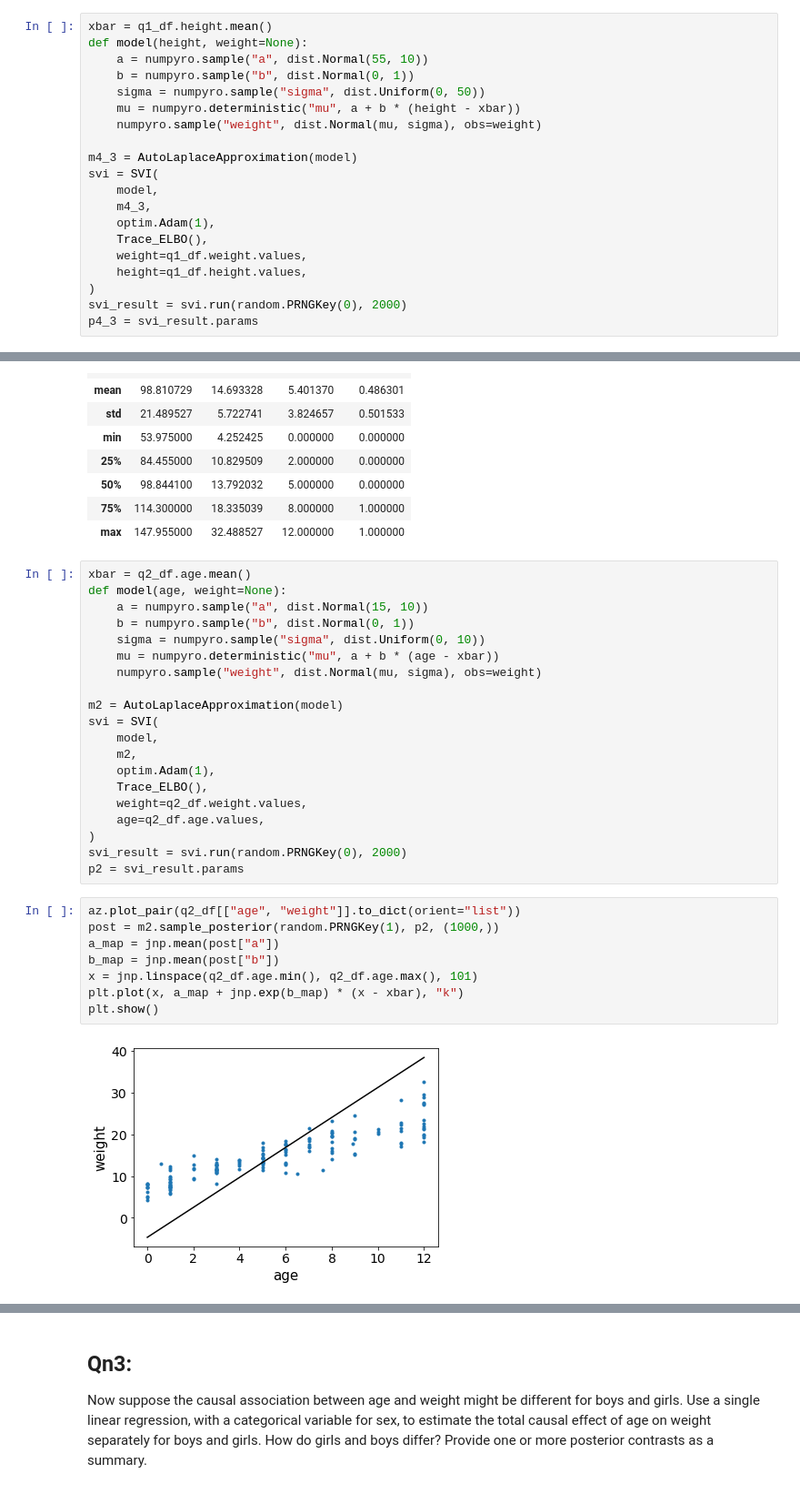
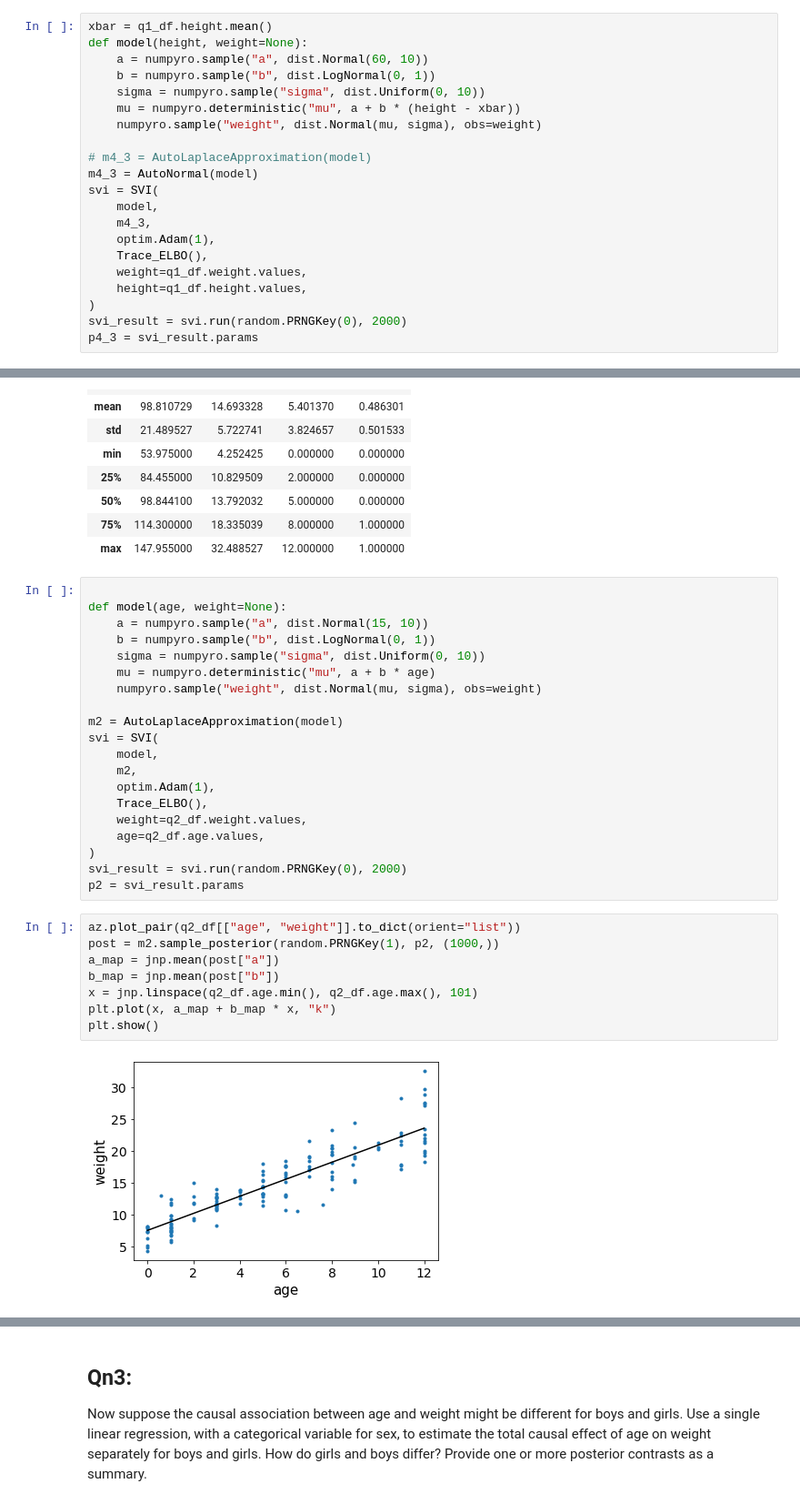
Before and after one commit to huayicodes/stat_rethinking_2022, a Jupyter notebook: homework/week02_answer.ipynb, the cells around one changed output, grey strips where cells are left out. Shown at 91% size. Cells and saved outputs as stored; diff of their text form.

```diff
--- a/homework/week02_answer.ipynb
+++ b/homework/week02_answer.ipynb
@@ -59,13 +56,14 @@ q1_df.describe()
 # %%
 xbar = q1_df.height.mean()
 def model(height, weight=None):
-    a = numpyro.sample("a", dist.Normal(55, 10))
-    b = numpyro.sample("b", dist.Normal(0, 1))
-    sigma = numpyro.sample("sigma", dist.Uniform(0, 50))
+    a = numpyro.sample("a", dist.Normal(60, 10))
+    b = numpyro.sample("b", dist.LogNormal(0, 1))
+    sigma = numpyro.sample("sigma", dist.Uniform(0, 10))
     mu = numpyro.deterministic("mu", a + b * (height - xbar))
     numpyro.sample("weight", dist.Normal(mu, sigma), obs=weight)
 
-m4_3 = AutoLaplaceApproximation(model)
+# m4_3 = AutoLaplaceApproximation(model)
+m4_3 = AutoNormal(model)
 svi = SVI(
     model,
     m4_3,
@@ -148,12 +142,12 @@ q2_df.describe()
 | 75% | 114.300000 | 18.335039 | 8.000000 | 1.000000 |
 | max | 147.955000 | 32.488527 | 12.000000 | 1.000000 |
 # %%
-xbar = q2_df.age.mean()
+
 def model(age, weight=None):
     a = numpyro.sample("a", dist.Normal(15, 10))
-    b = numpyro.sample("b", dist.Normal(0, 1))
+    b = numpyro.sample("b", dist.LogNormal(0, 1))
     sigma = numpyro.sample("sigma", dist.Uniform(0, 10))
-    mu = numpyro.deterministic("mu", a + b * (age - xbar))
+    mu = numpyro.deterministic("mu", a + b * age)
     numpyro.sample("weight", dist.Normal(mu, sigma), obs=weight)
 
 m2 = AutoLaplaceApproximation(model)
@@ -170,13 +164,13 @@ p2 = svi_result.params
 # %%
 az.plot_pair(q2_df[["age", "weight"]].to_dict(orient="list"))
 post = m2.sample_posterior(random.PRNGKey(1), p2, (1000,))
 a_map = jnp.mean(post["a"])
 b_map = jnp.mean(post["b"])
 x = jnp.linspace(q2_df.age.min(), q2_df.age.max(), 101)
-plt.plot(x, a_map + jnp.exp(b_map) * (x - xbar), "k")
+plt.plot(x, a_map + b_map * x, "k")
 plt.show()
 # %% [output]
-[figure, old version]
+[figure, new version]
 # %%
 post.pop('mu')
 print_summary(post, .89, False)
```
Also changed, not shown: parts of 13 cells of this notebook.
